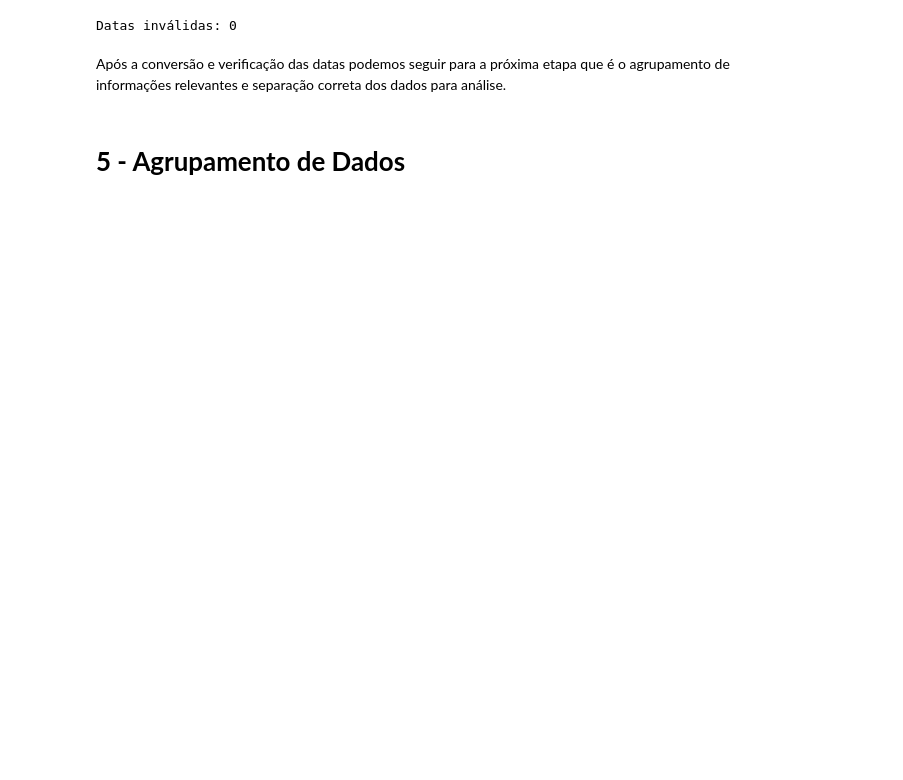
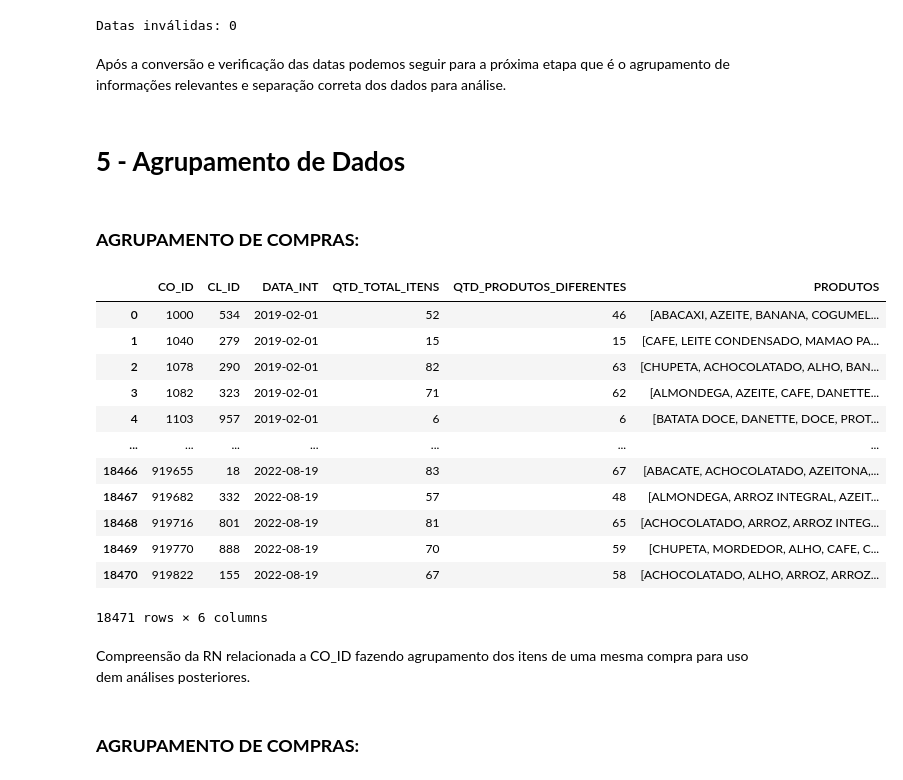
Before and after one commit to KrathK9722/Analise-de-Dados-Python-Projeto-Avaliativo-M1W07, a Jupyter notebook: Analise_Google_COLAB.ipynb, the cells around one changed output. Saved outputs shown, nothing was run; the diff lists cells and outputs as text; code cells hidden in the pictures; blank space fills up the shorter version.

```diff
--- a/Analise_Google_COLAB.ipynb
+++ b/Analise_Google_COLAB.ipynb
@@ -324,3 +343,33 @@ Datas inválidas: 0
 Após a conversão e verificação das datas podemos seguir para a próxima etapa que é o agrupamento de informações relevantes e separação correta dos dados para análise.
 # %% [markdown]
 # **5 - Agrupamento de Dados**
+# %% [markdown]
+### **AGRUPAMENTO DE COMPRAS:**
+# %%
+compras_agrupadas = dados_data.groupby("CO_ID", as_index=False).agg(
+    CL_ID=("CL_ID", "first"),           # O cliente é sempre o mesmo então podemos pegar somente o primeiro
+    DATA_INT=("DATA_INT", "first"),       # A data da compra também é a mesma então podemos pegar o primeiro
+    QTD_TOTAL_ITENS=("QUANTIDADE", "sum"),      # Soma quantidade total de itens comprados
+    QTD_PRODUTOS_DIFERENTES=("PR_ID", "nunique"),# Soma quantidade de itens diferentes na compra
+    PRODUTOS=("PR_NOME", list),         # Lista o nome de todos os produtos comprados
+)
+
+compras_agrupadas
+# %% [output]
+|  | CO_ID | CL_ID | DATA_INT | QTD_TOTAL_ITENS | QTD_PRODUTOS_DIFERENTES | PRODUTOS |
+| 0 | 1000 | 534 | 2019-02-01 | 52 | 46 | [ABACAXI, AZEITE, BANANA, COGUMEL... |
+| 1 | 1040 | 279 | 2019-02-01 | 15 | 15 | [CAFE, LEITE CONDENSADO, MAMAO PA... |
+| 2 | 1078 | 290 | 2019-02-01 | 82 | 63 | [CHUPETA, ACHOCOLATADO, ALHO, BAN... |
+| 3 | 1082 | 323 | 2019-02-01 | 71 | 62 | [ALMONDEGA, AZEITE, CAFE, DANETTE... |
+| 4 | 1103 | 957 | 2019-02-01 | 6 | 6 | [BATATA DOCE, DANETTE, DOCE, PROT... |
+| ... | ... | ... | ... | ... | ... | ... |
+| 18466 | 919655 | 18 | 2022-08-19 | 83 | 67 | [ABACATE, ACHOCOLATADO, AZEITONA,... |
+| 18467 | 919682 | 332 | 2022-08-19 | 57 | 48 | [ALMONDEGA, ARROZ INTEGRAL, AZEIT... |
+| 18468 | 919716 | 801 | 2022-08-19 | 81 | 65 | [ACHOCOLATADO, ARROZ, ARROZ INTEG... |
+| 18469 | 919770 | 888 | 2022-08-19 | 70 | 59 | [CHUPETA, MORDEDOR, ALHO, CAFE, C... |
+| 18470 | 919822 | 155 | 2022-08-19 | 67 | 58 | [ACHOCOLATADO, ALHO, ARROZ, ARROZ... |
+18471 rows × 6 columns
+# %% [markdown]
+Compreensão da RN relacionada a CO_ID fazendo agrupamento dos itens de uma mesma compra para uso dem análises posteriores.
+# %% [markdown]
+### **AGRUPAMENTO DE COMPRAS:**
```
Also changed, not shown: parts of 11 cells of this notebook.
